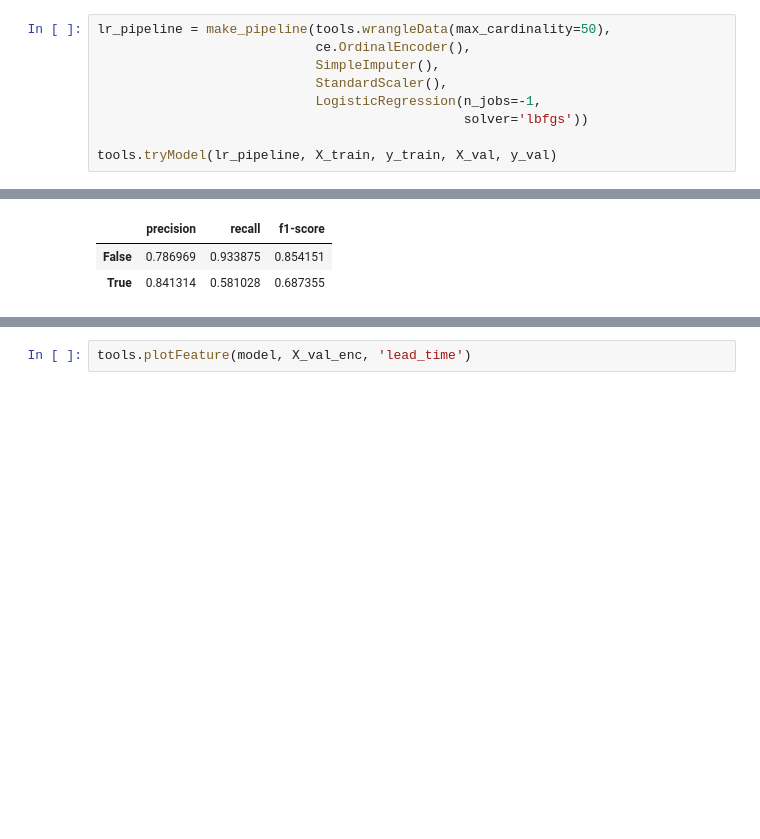
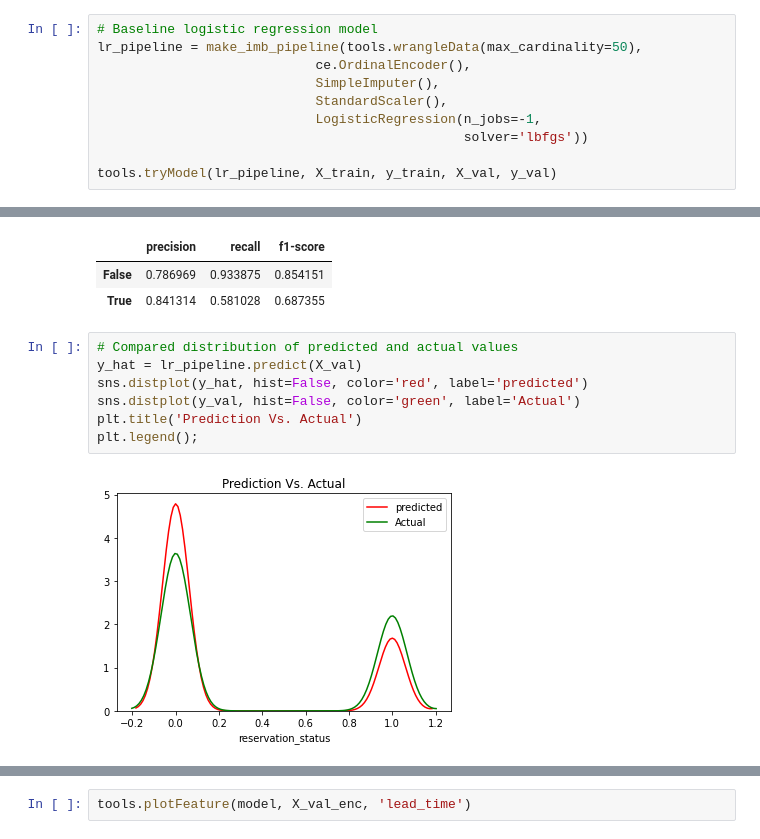
Before and after one commit to karencfisher/Hotel-Cancellations, a Jupyter notebook: notebooks/Model.ipynb, the cells around one changed output, grey strips where cells are left out. Drawn from its saved outputs; the diff is of its cells as text; blank space fills up the shorter version.

```diff
--- a/notebooks/Model.ipynb
+++ b/notebooks/Model.ipynb
@@ -142,5 +176,6 @@ Validate score = 53.0472239948947 %
 # %%
-lr_pipeline = make_pipeline(tools.wrangleData(max_cardinality=50),
+# Baseline logistic regression model
+lr_pipeline = make_imb_pipeline(tools.wrangleData(max_cardinality=50),
                             ce.OrdinalEncoder(),
                             SimpleImputer(),
                             StandardScaler(),
@@ -159,3 +194,12 @@ Validate score = 80.10928525845564 %
 |  | precision | recall | f1-score |
 | False | 0.786969 | 0.933875 | 0.854151 |
 | True | 0.841314 | 0.581028 | 0.687355 |
+# %%
+# Compared distribution of predicted and actual values
+y_hat = lr_pipeline.predict(X_val)
+sns.distplot(y_hat, hist=False, color='red', label='predicted')
+sns.distplot(y_val, hist=False, color='green', label='Actual')
+plt.title('Prediction Vs. Actual')
+plt.legend();
+# %% [output]
+[figure, added]
```
Also changed, not shown: parts of 44 cells of this notebook.
